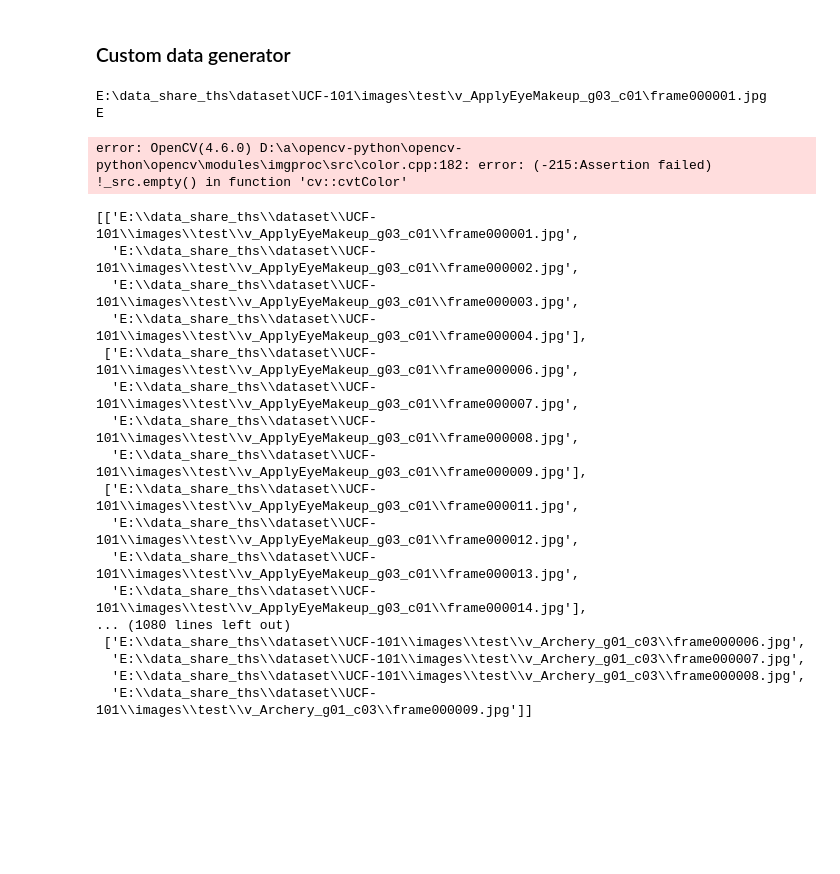
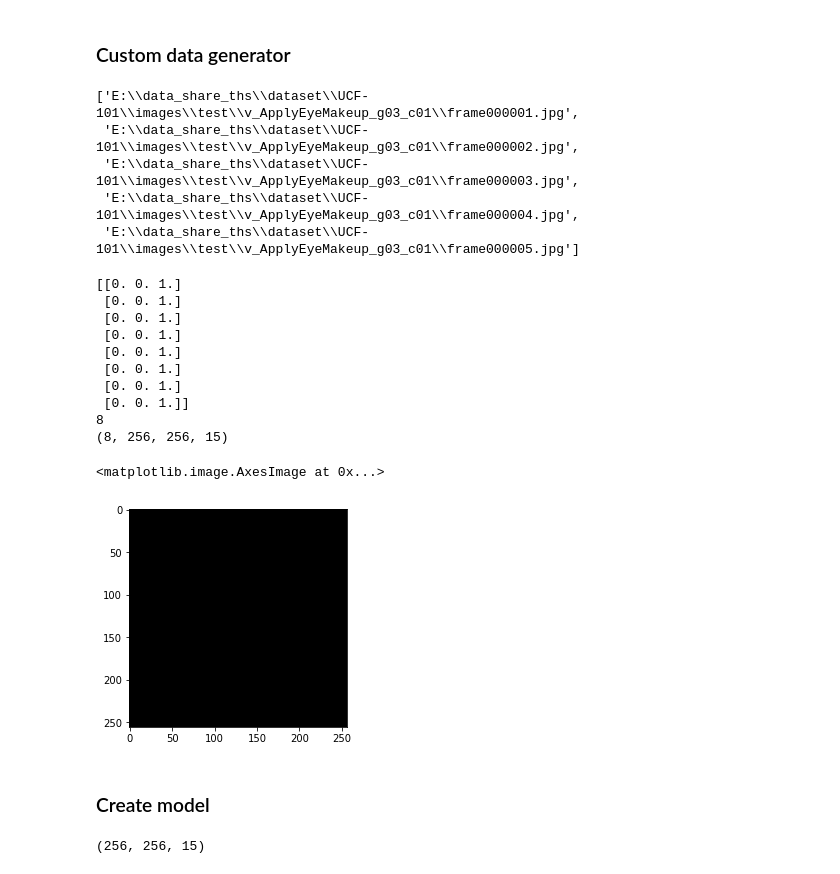
Before and after one commit to tharhtetsan/real-time-video-based-action-recognition, a Jupyter notebook: model_train_v1.ipynb, the cells around one changed output. Drawn from its saved outputs; the diff is of its cells as text; code cells hidden in the pictures; blank space fills up the shorter version.

```diff
--- a/model_train_v1.ipynb
+++ b/model_train_v1.ipynb
@@ -85,3 +92,9 @@ applyeyemakeup
+# %%
+## Convert to one hot
+from sklearn.preprocessing import OneHotEncoder
+ohe = OneHotEncoder()
+transformed = ohe.fit_transform(Y_total)
+Y_total = transformed.toarray()
 # %%
 test_amount = 10
 limit = len(X_total) - int(len(X_total)/test_amount)
@@ -95,7 +108,7 @@ IMG_WIDTH = 256
 IMG_HEIGHT = 256
 CHANNEL = 3
 
-BATCH_SIZE = 16
+BATCH_SIZE = 8
 OUTPUT_CHANNELS = 3
 EPOCHS = 5
 # %%
@@ -174,29 +199,38 @@ test_gen = CustomDataGen(X_col=X_train,Y_col=Y_train,batch_size=batch_size)
+# %%
+X_train[0]
+# %% [output]
+['E:\\data_share_ths\\dataset\\UCF-101\\images\\test\\v_ApplyEyeMakeup_g03_c01\\frame000001.jpg',
+ 'E:\\data_share_ths\\dataset\\UCF-101\\images\\test\\v_ApplyEyeMakeup_g03_c01\\frame000002.jpg',
+ 'E:\\data_share_ths\\dataset\\UCF-101\\images\\test\\v_ApplyEyeMakeup_g03_c01\\frame000003.jpg',
+ 'E:\\data_share_ths\\dataset\\UCF-101\\images\\test\\v_ApplyEyeMakeup_g03_c01\\frame000004.jpg',
+ 'E:\\data_share_ths\\dataset\\UCF-101\\images\\test\\v_ApplyEyeMakeup_g03_c01\\frame000005.jpg']
+# %%
+train_gen = CustomDataGen(X_col=X_train,Y_col=Y_train,batch_size=BATCH_SIZE,width=IMG_WIDTH,height=IMG_HEIGHT,channel=CHANNEL)
+test_gen = CustomDataGen(X_col=X_test,Y_col=Y_test,batch_size=BATCH_SIZE,width=IMG_WIDTH,height=IMG_HEIGHT,channel=CHANNEL)
 # %%
+cur_img_list =[]
 for img,label in test_gen:
+    #print(label)
     print(label)
     print(len(img))
+    cur_img_list = img
     break
+print(cur_img_list.shape)
 # %% [output]
-E:\data_share_ths\dataset\UCF-101\images\test\v_ApplyEyeMakeup_g03_c01\frame000001.jpg
-E
+[[0. 0. 1.]
+ [0. 0. 1.]
+ [0. 0. 1.]
+ [0. 0. 1.]
+ [0. 0. 1.]
+ [0. 0. 1.]
+ [0. 0. 1.]
+ [0. 0. 1.]]
+8
+(8, 256, 256, 15)
-error: OpenCV(4.6.0) D:\a\opencv-python\opencv-python\opencv\modules\imgproc\src\color.cpp:182: error: (-215:Assertion failed) !_src.empty() in function 'cv::cvtColor'
-# %%
-X_train
-# %% [output]
-[['E:\\data_share_ths\\dataset\\UCF-101\\images\\test\\v_ApplyEyeMakeup_g03_c01\\frame000001.jpg',
-  'E:\\data_share_ths\\dataset\\UCF-101\\images\\test\\v_ApplyEyeMakeup_g03_c01\\frame000002.jpg',
-  'E:\\data_share_ths\\dataset\\UCF-101\\images\\test\\v_ApplyEyeMakeup_g03_c01\\frame000003.jpg',
-  'E:\\data_share_ths\\dataset\\UCF-101\\images\\test\\v_ApplyEyeMakeup_g03_c01\\frame000004.jpg'],
- ['E:\\data_share_ths\\dataset\\UCF-101\\images\\test\\v_ApplyEyeMakeup_g03_c01\\frame000006.jpg',
-  'E:\\data_share_ths\\dataset\\UCF-101\\images\\test\\v_ApplyEyeMakeup_g03_c01\\frame000007.jpg',
-  'E:\\data_share_ths\\dataset\\UCF-101\\images\\test\\v_ApplyEyeMakeup_g03_c01\\frame000008.jpg',
-  'E:\\data_share_ths\\dataset\\UCF-101\\images\\test\\v_ApplyEyeMakeup_g03_c01\\frame000009.jpg'],
- ['E:\\data_share_ths\\dataset\\UCF-101\\images\\test\\v_ApplyEyeMakeup_g03_c01\\frame000011.jpg',
-  'E:\\data_share_ths\\dataset\\UCF-101\\images\\test\\v_ApplyEyeMakeup_g03_c01\\frame000012.jpg',
-  'E:\\data_share_ths\\dataset\\UCF-101\\images\\test\\v_ApplyEyeMakeup_g03_c01\\frame000013.jpg',
-  'E:\\data_share_ths\\dataset\\UCF-101\\images\\test\\v_ApplyEyeMakeup_g03_c01\\frame000014.jpg'],
-... (1080 lines left out)
- ['E:\\data_share_ths\\dataset\\UCF-101\\images\\test\\v_Archery_g01_c03\\frame000006.jpg',
-  'E:\\data_share_ths\\dataset\\UCF-101\\images\\test\\v_Archery_g01_c03\\frame000007.jpg',
-  'E:\\data_share_ths\\dataset\\UCF-101\\images\\test\\v_Archery_g01_c03\\frame000008.jpg',
-  'E:\\data_share_ths\\dataset\\UCF-101\\images\\test\\v_Archery_g01_c03\\frame000009.jpg']]
+# %%
+plt.imshow(cur_img_list[0][:,:,3:6])
+# %% [output]
+<matplotlib.image.AxesImage at 0x...>
+[figure, added]
+# %% [markdown]
+### Create model
@@ -202,0 +242,9 @@ X_train
+# %%
+IMG_WIDTH = 256
+IMG_HEIGHT = 256
+
+
+input_shape = (IMG_WIDTH,IMG_HEIGHT,img_interval*CHANNEL)
+input_shape
+# %% [output]
+(256, 256, 15)
```
Also changed, not shown: parts of 24 cells of this notebook, 12 other files.
